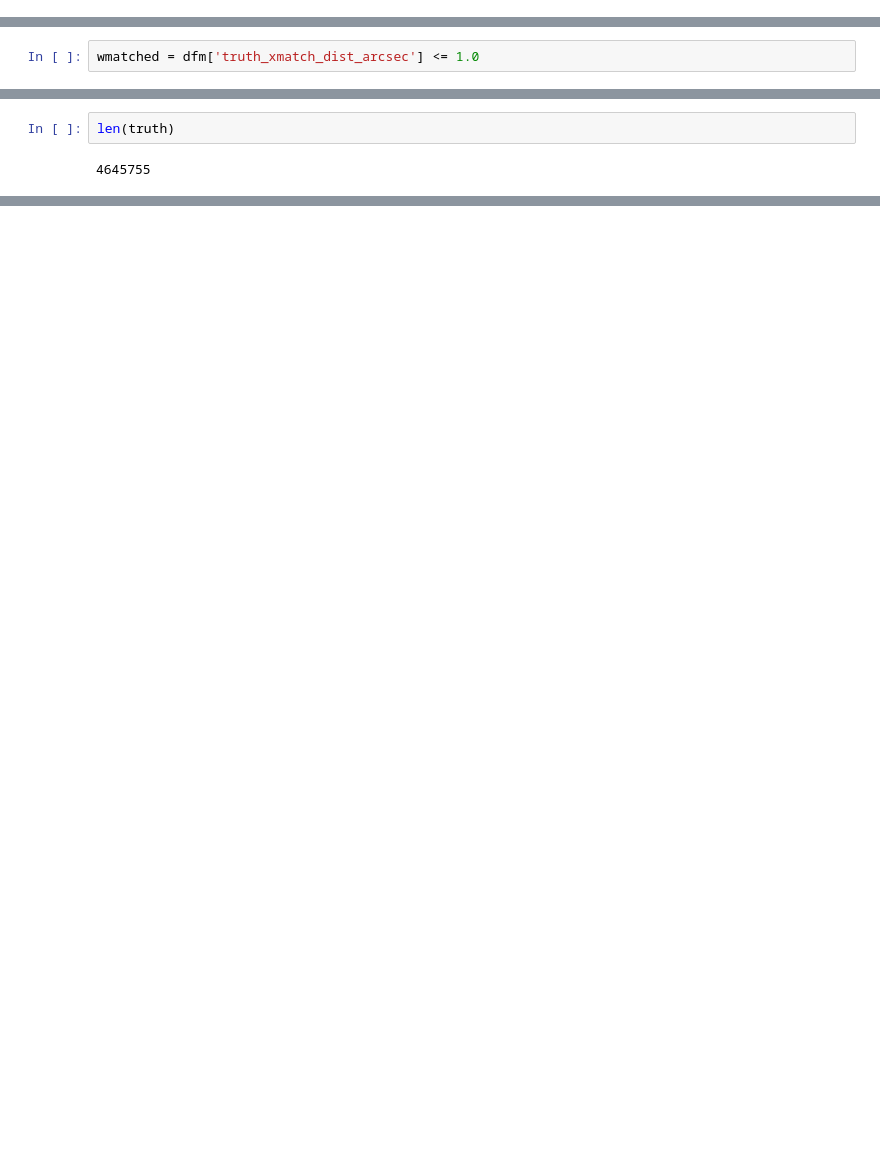
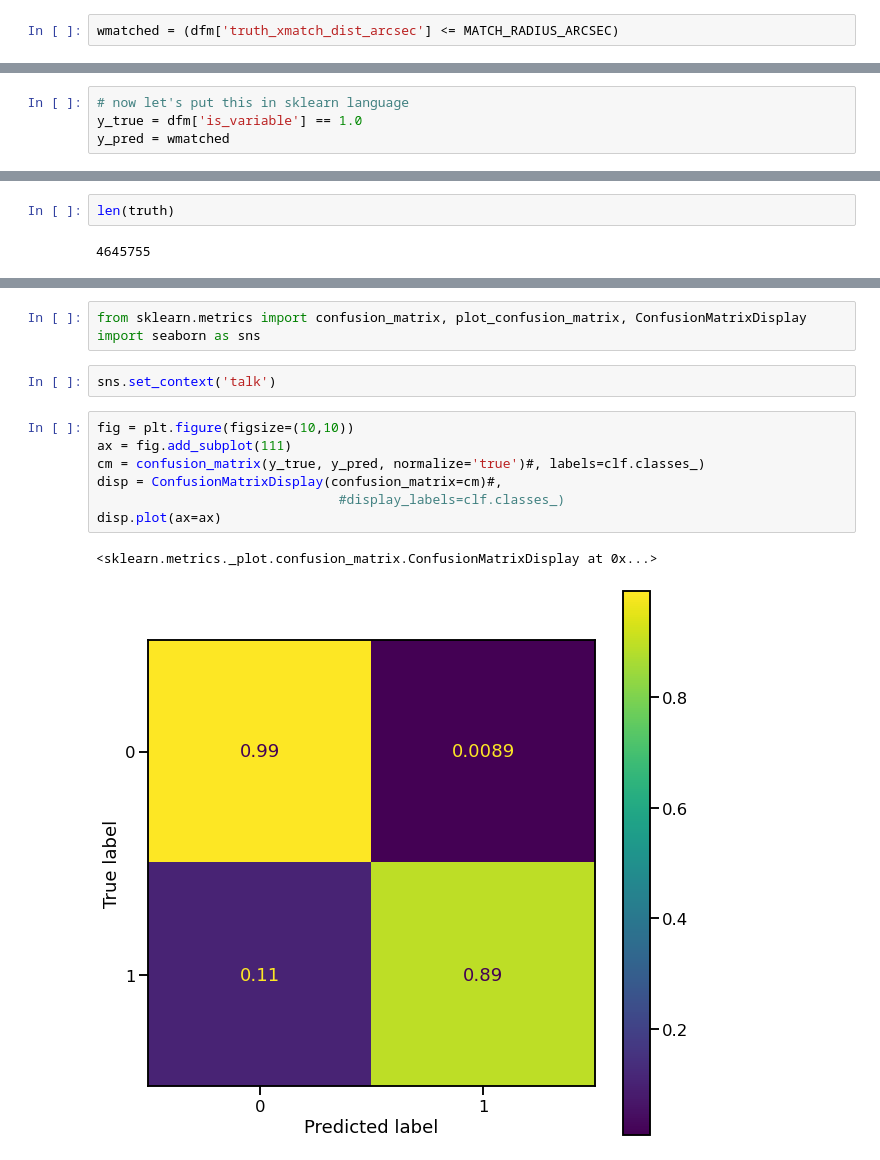
Before and after one commit to lsst-dm/ap_pipe-notebooks, a Jupyter notebook: notebooks/PREOPS-559_DC2_DIASource_Match.ipynb, the cells around one changed output, grey strips where cells are left out. Saved outputs shown, nothing was run; the diff lists cells and outputs as text; blank space fills up the shorter version.

Commit message:
make confusion matrix

```diff
--- a/notebooks/PREOPS-559_DC2_DIASource_Match.ipynb
+++ b/notebooks/PREOPS-559_DC2_DIASource_Match.ipynb
@@ -353,3 +438,5 @@ dfm = pd.merge(truth,df,left_index=True,right_on='truth_xmatch_idx',how='outer')
+# %%
+wmatched = (dfm['truth_xmatch_dist_arcsec'] <= MATCH_RADIUS_ARCSEC)
 # %%
 len(dfm)
 # %% [output]
@@ -387,3 +444 @@ dfm.columns.to_list()
-# %%
-wmatched = dfm['truth_xmatch_dist_arcsec'] <= 1.0
 # %%
@@ -421 +476,5 @@ print(nfn)
+# %%
+# now let's put this in sklearn language
+y_true = dfm['is_variable'] == 1.0
+y_pred = wmatched
 # %%
@@ -438,0 +540,15 @@ np.sum(dfm['id'].isna())
+# %%
+from sklearn.metrics import confusion_matrix, plot_confusion_matrix, ConfusionMatrixDisplay
+import seaborn as sns
+# %%
+sns.set_context('talk')
+# %%
+fig = plt.figure(figsize=(10,10))
+ax = fig.add_subplot(111)
+cm = confusion_matrix(y_true, y_pred, normalize='true')#, labels=clf.classes_)
+disp = ConfusionMatrixDisplay(confusion_matrix=cm)#,
+                               #display_labels=clf.classes_)
+disp.plot(ax=ax)
+# %% [output]
+<sklearn.metrics._plot.confusion_matrix.ConfusionMatrixDisplay at 0x...>
+[figure, added]
```
Also changed, not shown: parts of 36 cells of this notebook.
